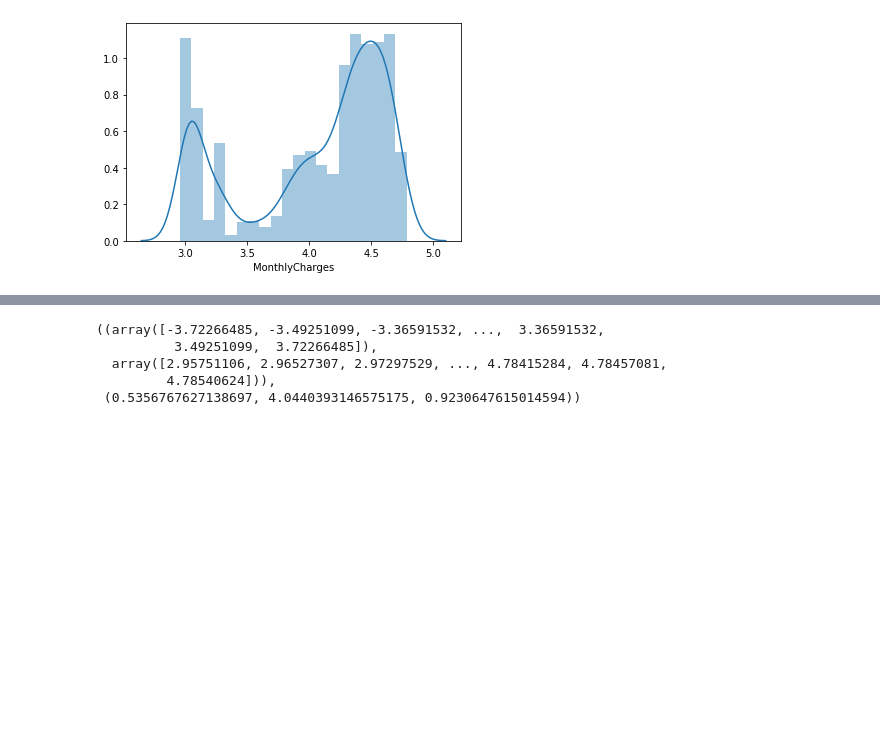
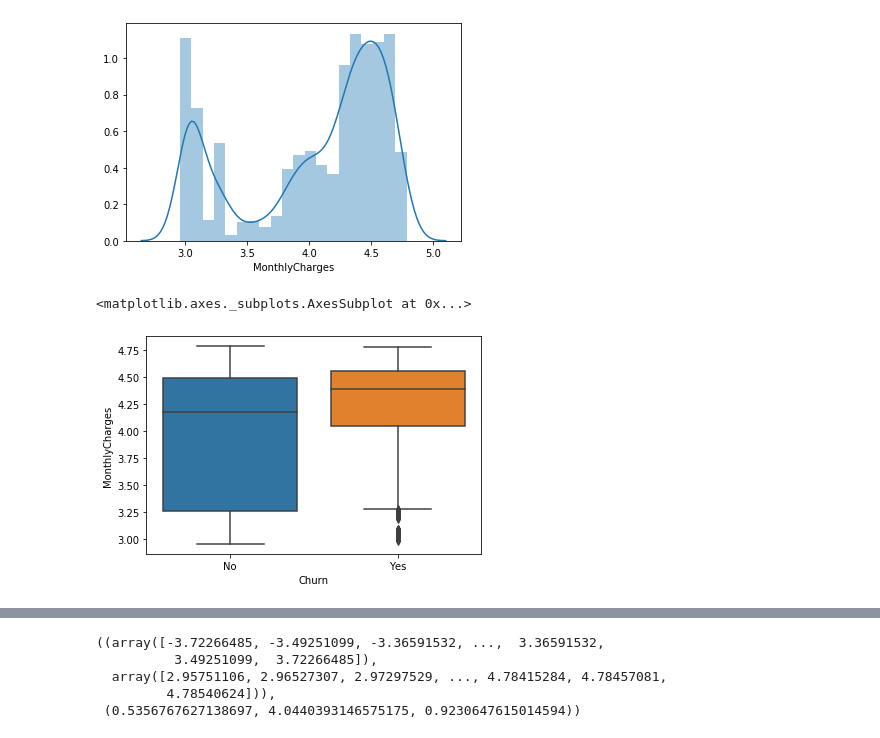
Before and after one commit to haythemmz/churn_prediction, a Jupyter notebook: EDA.ipynb, the cells around one changed output, grey strips where cells are left out. Drawn from its saved outputs; the diff is of its cells as text; code cells hidden in the pictures; blank space fills up the shorter version.

```diff
--- a/EDA.ipynb
+++ b/EDA.ipynb
@@ -419,3 +405,9 @@ sns.distplot(df_log1p['MonthlyCharges'])
 # %% [output]
 <matplotlib.axes._subplots.AxesSubplot at 0x...>
 [figure]
+# %%
+temp_df=pd.concat([data["Churn"],df_log1p['MonthlyCharges']],axis=1)
+sns.boxplot(x="Churn", y="MonthlyCharges", data=temp_df)
+# %% [output]
+<matplotlib.axes._subplots.AxesSubplot at 0x...>
+[figure, added]
```
Also changed, not shown: parts of 31 cells of this notebook.
